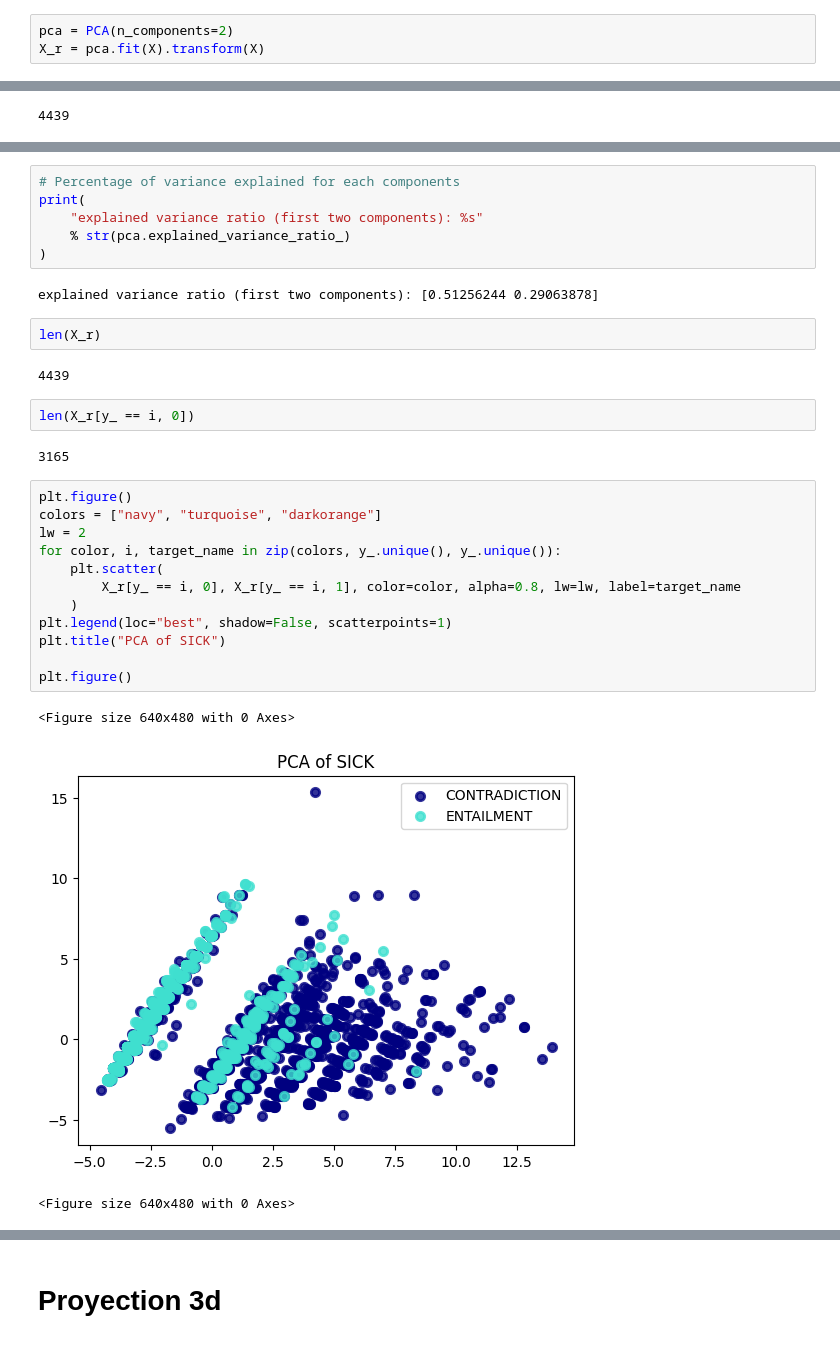
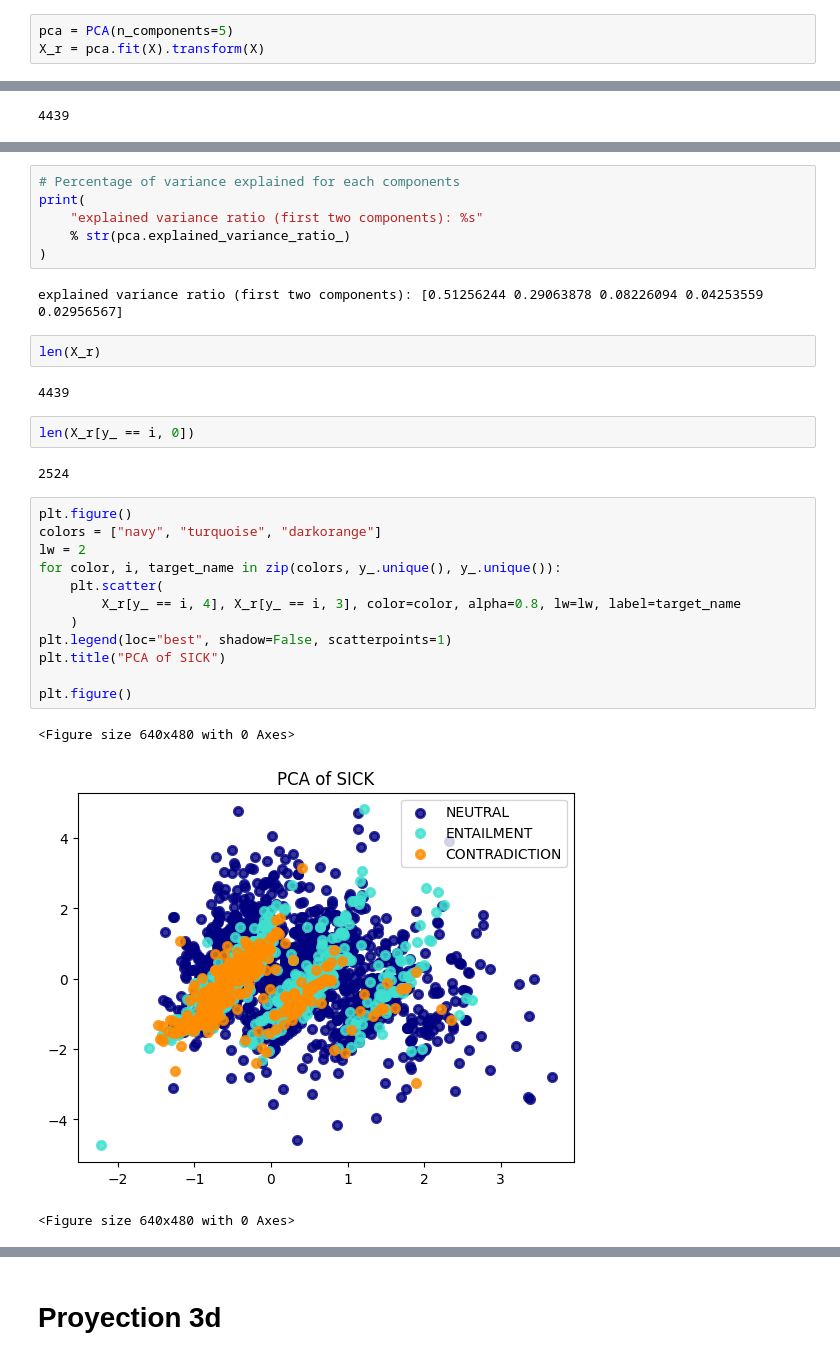
Before and after one commit to david-T-M/RIT_abril, a Jupyter notebook: PCASICK.ipynb, the cells around one changed output, grey strips where cells are left out. Drawn from its saved outputs; the diff is of its cells as text.

```diff
--- a/PCASICK.ipynb
+++ b/PCASICK.ipynb
@@ -201,7 +206,7 @@ print(len(X))
 # %% [output]
 4439
 # %%
-pca = PCA(n_components=2)
+pca = PCA(n_components=5)
 X_r = pca.fit(X).transform(X)
 # %%
 len(y_)
@@ -219,7 +224,7 @@ print(
     % str(pca.explained_variance_ratio_)
 )
 # %% [output]
-explained variance ratio (first two components): [0.51256244 0.29063878]
+explained variance ratio (first two components): [0.51256244 0.29063878 0.08226094 0.04253559 0.02956567]
 # %%
 len(X_r)
 # %% [output]
@@ -227,22 +232,22 @@ len(X_r)
 # %%
 len(X_r[y_ == i, 0])
 # %% [output]
-3165
+2524
 # %%
 plt.figure()
 colors = ["navy", "turquoise", "darkorange"]
 lw = 2
 for color, i, target_name in zip(colors, y_.unique(), y_.unique()):
     plt.scatter(
-        X_r[y_ == i, 0], X_r[y_ == i, 1], color=color, alpha=0.8, lw=lw, label=target_name
+        X_r[y_ == i, 4], X_r[y_ == i, 3], color=color, alpha=0.8, lw=lw, label=target_name
     )
 plt.legend(loc="best", shadow=False, scatterpoints=1)
 plt.title("PCA of SICK")
 
 plt.figure()
 # %% [output]
 <Figure size 640x480 with 0 Axes>
-[figure, old version]
+[figure, new version]
 <Figure size 640x480 with 0 Axes>
 # %%
 plt.figure()
```
Also changed, not shown: parts of 15 cells of this notebook, 27 other files.
